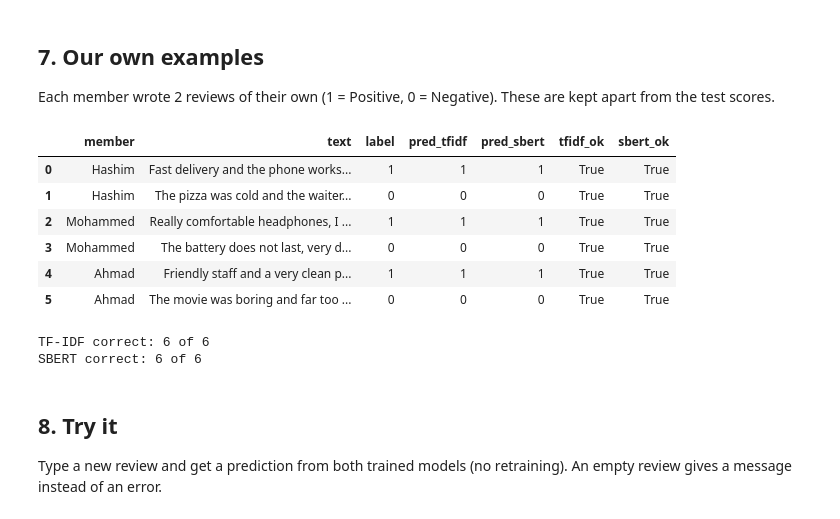
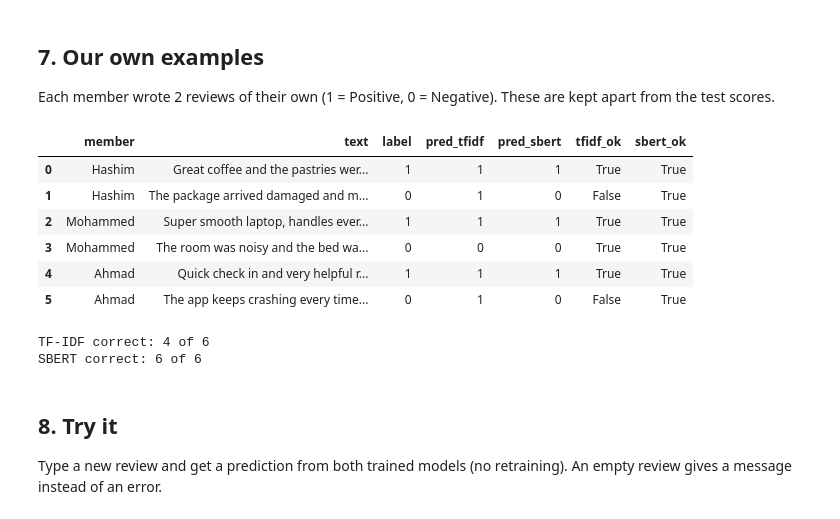
Before and after one commit to Hashim-Aljarrash/NLP-Group3-Project, a Jupyter notebook: 1_code/Group3_Sentiment_Notebook.ipynb, the cells around one changed output. Saved outputs shown, nothing was run; the diff lists cells and outputs as text; code cells hidden in the pictures.

```diff
--- a/1_code/Group3_Sentiment_Notebook.ipynb
+++ b/1_code/Group3_Sentiment_Notebook.ipynb
@@ -391,34 +393,34 @@ Each member wrote 2 reviews of their own (1 = Positive, 0 = Negative). These are
 # %%
 ORIGINAL = [
     # (member, review, label)
-    ("Hashim",   "Fast delivery and the phone works great.", 1),
-    ("Hashim",   "The pizza was cold and the waiter ignored us.", 0),
-    ("Mohammed", "Really comfortable headphones, I use them every day.", 1),
-    ("Mohammed", "The battery does not last, very disappointing.", 0),
-    ("Ahmad",    "Friendly staff and a very clean place.", 1),
-    ("Ahmad",    "The movie was boring and far too long.", 0),
+    ("Hashim",   "Great coffee and the pastries were fresh.", 1),
+    ("Hashim",   "The package arrived damaged and missing parts.", 0),
+    ("Mohammed", "Super smooth laptop, handles everything easily.", 1),
+    ("Mohammed", "The room was noisy and the bed was uncomfortable.", 0),
+    ("Ahmad",    "Quick check in and very helpful reception.", 1),
+    ("Ahmad",    "The app keeps crashing every time I open it.", 0),
 ]
 
 orig = pd.DataFrame(ORIGINAL, columns=["member", "text", "label"])
 clean = orig["text"].map(clean_text)
 orig["pred_tfidf"] = tfidf_model.predict(clean)
 orig["pred_sbert"] = sbert_clf.predict(embed(clean))
 orig["tfidf_ok"] = orig["pred_tfidf"] == orig["label"]
 orig["sbert_ok"] = orig["pred_sbert"] == orig["label"]
 
 display(orig)
 print("TF-IDF correct:", int(orig.tfidf_ok.sum()), "of", len(orig))
 print("SBERT correct:", int(orig.sbert_ok.sum()), "of", len(orig))
 orig.to_csv("results/original_examples.csv", index=False)
 # %% [output]
 |  | member | text | label | pred_tfidf | pred_sbert | tfidf_ok | sbert_ok |
-| 0 | Hashim | Fast delivery and the phone works... | 1 | 1 | 1 | True | True |
-| 1 | Hashim | The pizza was cold and the waiter... | 0 | 0 | 0 | True | True |
-| 2 | Mohammed | Really comfortable headphones, I ... | 1 | 1 | 1 | True | True |
-| 3 | Mohammed | The battery does not last, very d... | 0 | 0 | 0 | True | True |
-| 4 | Ahmad | Friendly staff and a very clean p... | 1 | 1 | 1 | True | True |
-| 5 | Ahmad | The movie was boring and far too ... | 0 | 0 | 0 | True | True |
+| 0 | Hashim | Great coffee and the pastries wer... | 1 | 1 | 1 | True | True |
+| 1 | Hashim | The package arrived damaged and m... | 0 | 1 | 0 | False | True |
+| 2 | Mohammed | Super smooth laptop, handles ever... | 1 | 1 | 1 | True | True |
+| 3 | Mohammed | The room was noisy and the bed wa... | 0 | 0 | 0 | True | True |
+| 4 | Ahmad | Quick check in and very helpful r... | 1 | 1 | 1 | True | True |
+| 5 | Ahmad | The app keeps crashing every time... | 0 | 1 | 0 | False | True |
-TF-IDF correct: 6 of 6
+TF-IDF correct: 4 of 6
 SBERT correct: 6 of 6
 # %% [markdown]
 ## 8. Try it
```
Also changed, not shown: parts of 3 cells of this notebook, 7 other files.
